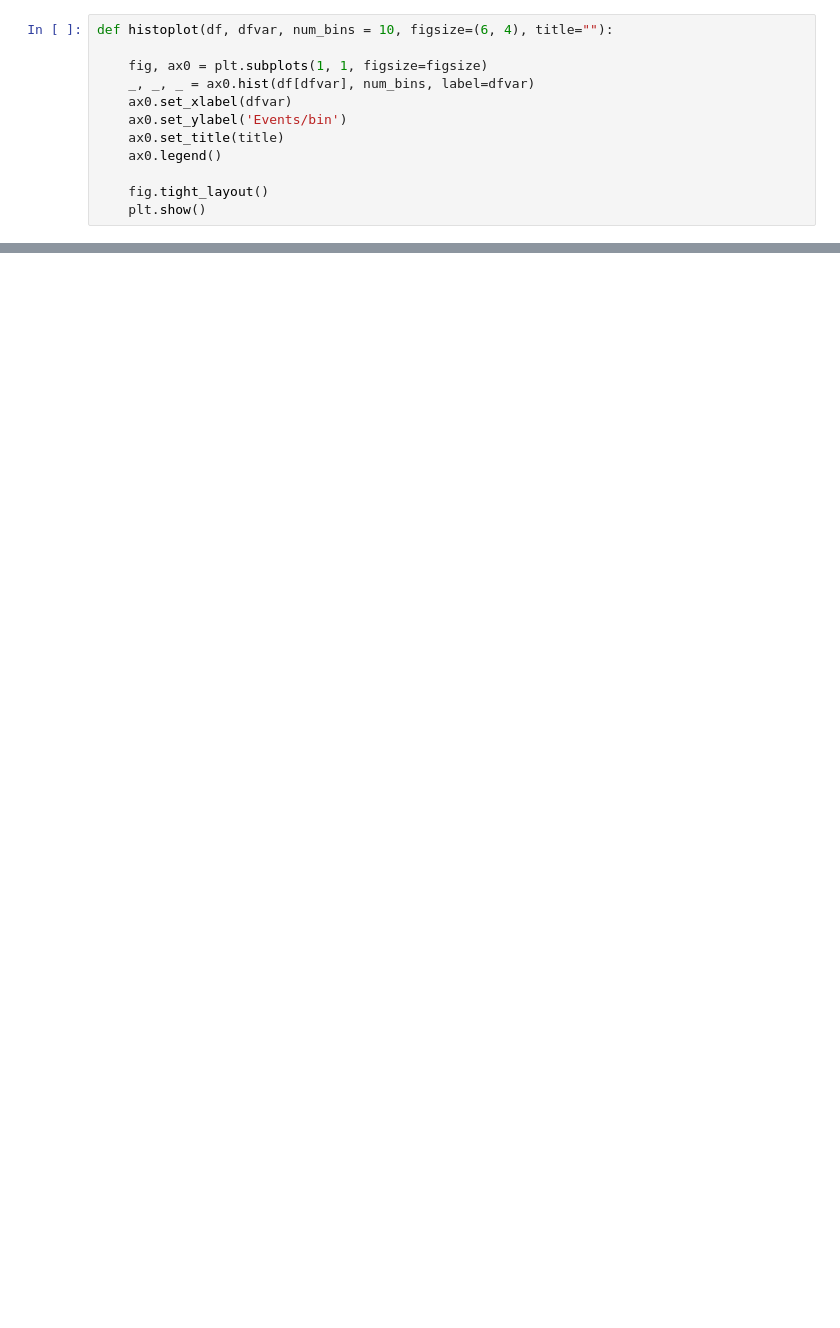
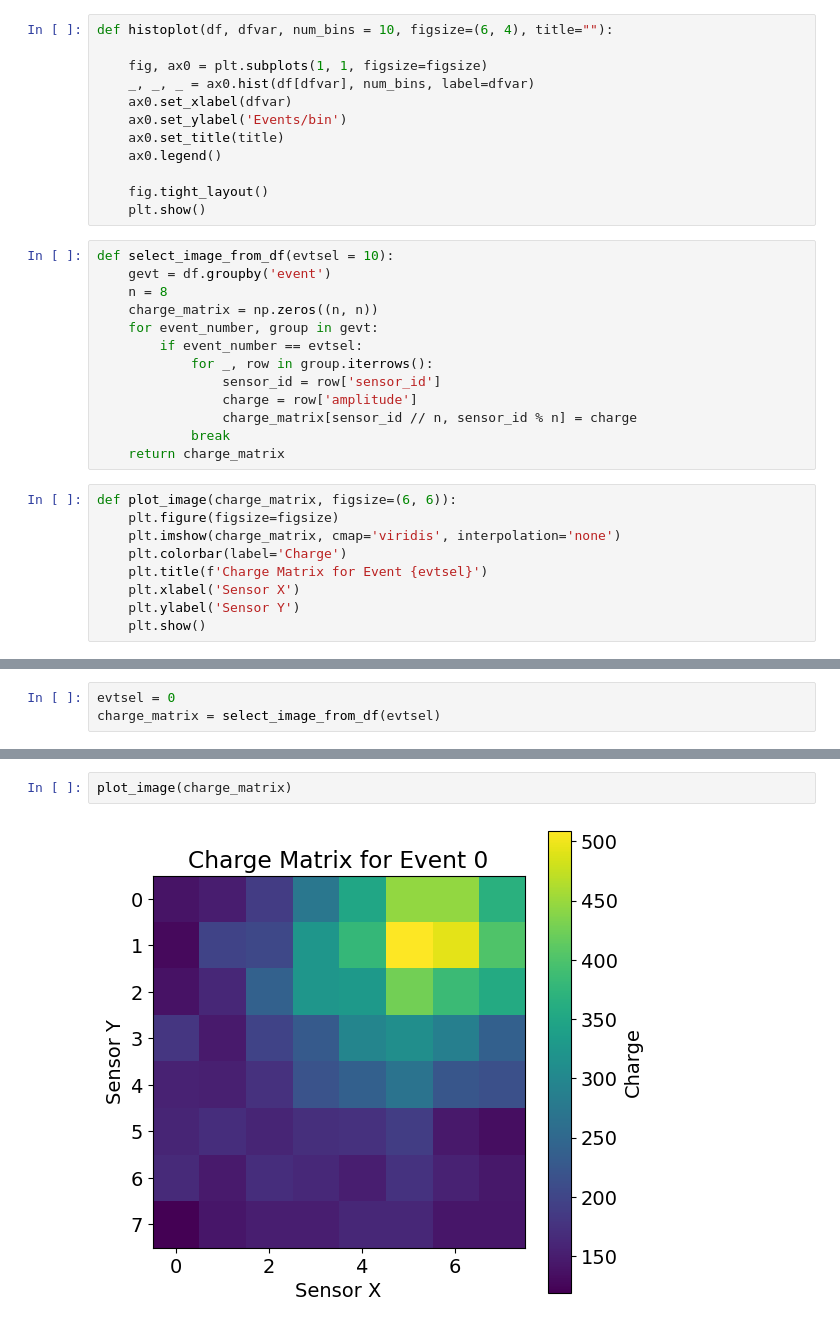
Before and after one commit to jjgomezcadenas/g4crysp, a Jupyter notebook: monolithicCrystal/crystalMT/nb/analysis.ipynb, the cells around one changed output, grey strips where cells are left out. Saved outputs shown, nothing was run; the diff lists cells and outputs as text; blank space fills up the shorter version.

```diff
--- a/monolithicCrystal/crystalMT/nb/analysis.ipynb
+++ b/monolithicCrystal/crystalMT/nb/analysis.ipynb
@@ -39,3 +22,25 @@ def histoplot(df, dfvar, num_bins = 10, figsize=(6, 4), title=""):
 
     fig.tight_layout()
     plt.show()
+# %%
+def select_image_from_df(evtsel = 10):
+    gevt = df.groupby('event')
+    n = 8
+    charge_matrix = np.zeros((n, n))
+    for event_number, group in gevt:
+        if event_number == evtsel:
+            for _, row in group.iterrows():
+                sensor_id = row['sensor_id']
+                charge = row['amplitude']
+                charge_matrix[sensor_id // n, sensor_id % n] = charge
+            break
+    return charge_matrix
+# %%
+def plot_image(charge_matrix, figsize=(6, 6)):
+    plt.figure(figsize=figsize)
+    plt.imshow(charge_matrix, cmap='viridis', interpolation='none')
+    plt.colorbar(label='Charge')
+    plt.title(f'Charge Matrix for Event {evtsel}')
+    plt.xlabel('Sensor X')
+    plt.ylabel('Sensor Y')
+    plt.show()
@@ -53,0 +129,3 @@ histoplot(df, "E", num_bins = 10, figsize=(6, 4), title="")
+# %%
+evtsel = 0
+charge_matrix = select_image_from_df(evtsel)
@@ -53,0 +143,4 @@ histoplot(df, "E", num_bins = 10, figsize=(6, 4), title="")
+# %%
+plot_image(charge_matrix)
+# %% [output]
+[figure, added]
```
Also changed, not shown: parts of 15 cells of this notebook, 14 other files.
